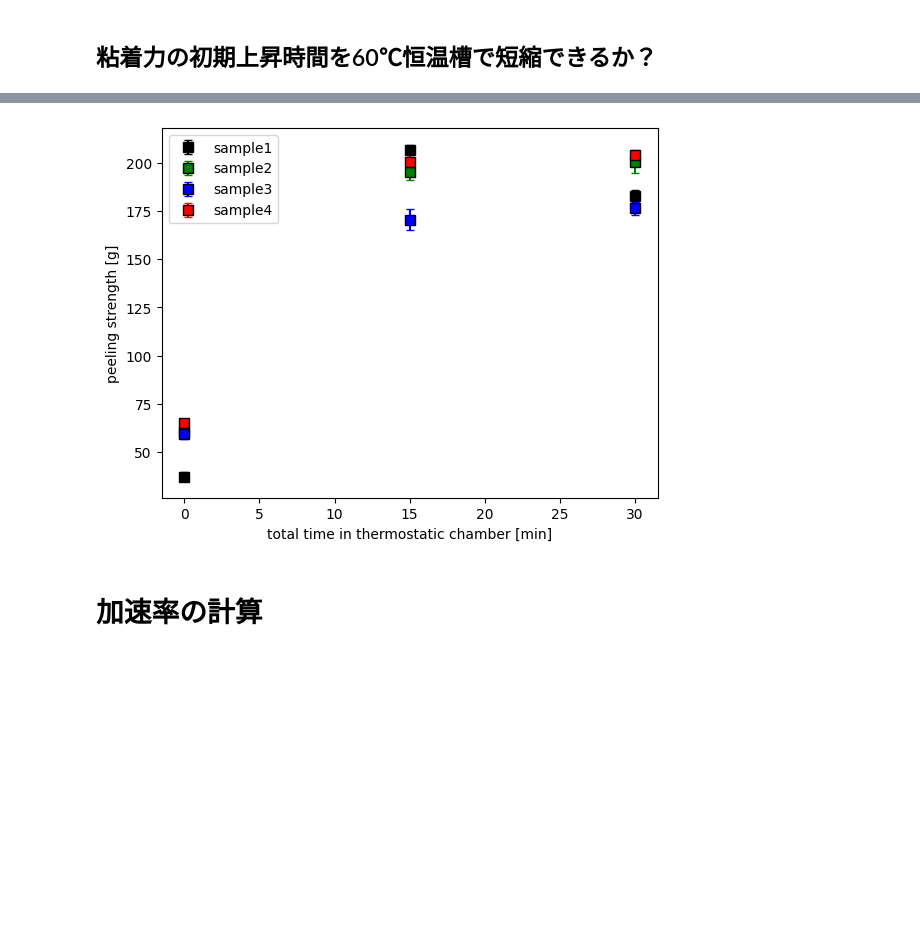
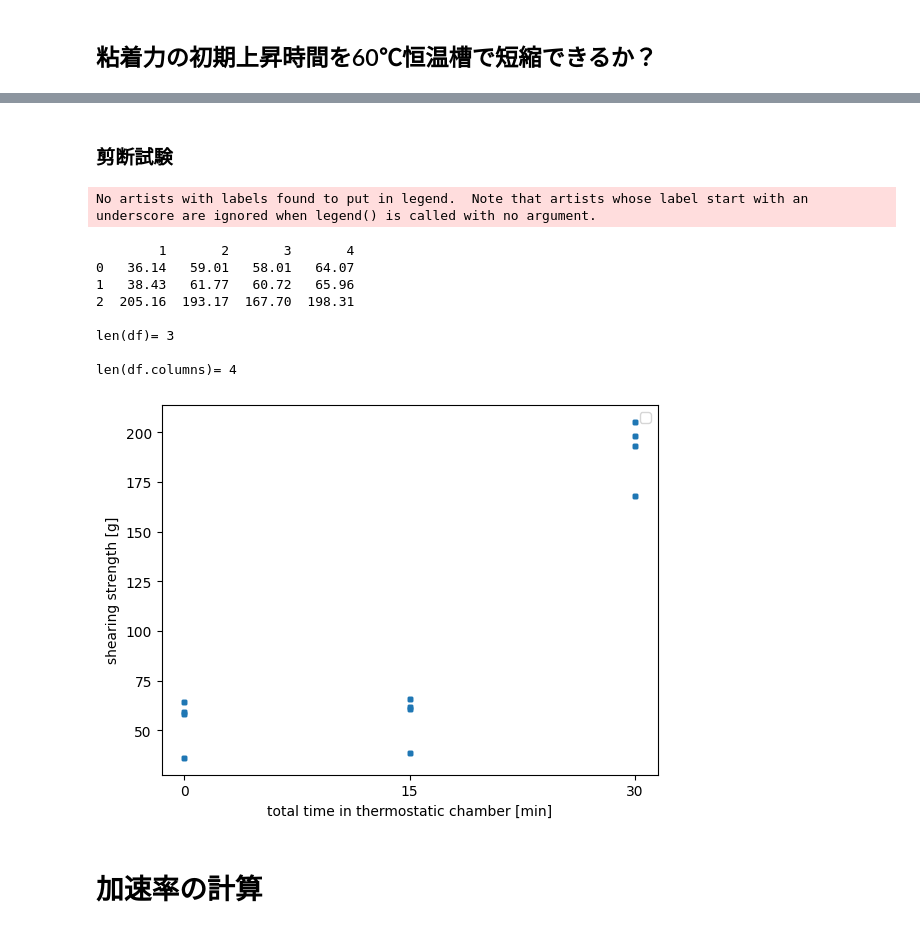
Before and after one commit to Dwaka-epx/Python-codes, a Jupyter notebook: tape/adhesive_accel.ipynb, the cells around one changed output, grey strips where cells are left out. Saved outputs shown, nothing was run; the diff lists cells and outputs as text; code cells hidden in the pictures; blank space fills up the shorter version.

```diff
--- a/tape/adhesive_accel.ipynb
+++ b/tape/adhesive_accel.ipynb
@@ -51,21 +70,44 @@ diff= [[2.29 2.68 2.96]
-# %%
-# 各点を平均値とする
-x = [0,15,30]
-fig, ax = plt.subplots()
-colors = ['black','green','blue','red']
-
-for i in range(4):
-    ax.errorbar(x, average[i], yerr=diff[i], capsize=3, fmt='s'
-                , ecolor=colors[i], color=colors[i],ms=7, mec='k'
-                , label=f'sample{i+1}')
-
-ax.set_xlabel('total time in thermostatic chamber [min]')
-ax.set_ylabel('peeling strength [g]')
-ax.legend()
-# ax.set_title('peeling strength acceleration')
-plt.show()
-# %% [output]
-[figure, removed]
+# %% [markdown]
+### 剪断試験
+# %%
+import pandas as pd
+import matplotlib.pyplot as plt
+import numpy as np
+
+df = pd.read_csv('thermostatic_chamber_time_reduction_shearing.csv',sep="\t"
+                 ,skiprows=2
+                 ,names=['1','2','3','4']
+                 )
+print(df)
+
+print("\nlen(df)=",len(df))
+print("\nlen(df.columns)=",len(df.columns))
+
+weight=df.to_numpy()
+nTime = len(df)
+nsample = len(df.columns)
+x = ['0','15','30']
+
+fig, ax = plt.subplots()
+
+for iTime in range(nTime):
+	ax.plot(x,weight,color="tab:blue",marker="s",markersize=3,linestyle='')
+
+ax.set_xlabel('total time in thermostatic chamber [min]')
+ax.set_ylabel('shearing strength [g]')
+# ax.set_title('shearing strength acceleration')
+plt.show()
+# %% [output]
+No artists with labels found to put in legend.  Note that artists whose label start with an underscore are ignored when legend() is called with no argument.
+        1       2       3       4
+0   36.14   59.01   58.01   64.07
+1   38.43   61.77   60.72   65.96
+2  205.16  193.17  167.70  198.31
+
+len(df)= 3
+
+len(df.columns)= 4
+[figure, added]
 # %% [markdown]
 # 加速率の計算
 # %%
```
Also changed, not shown: parts of 4 cells of this notebook, 10 other files.
